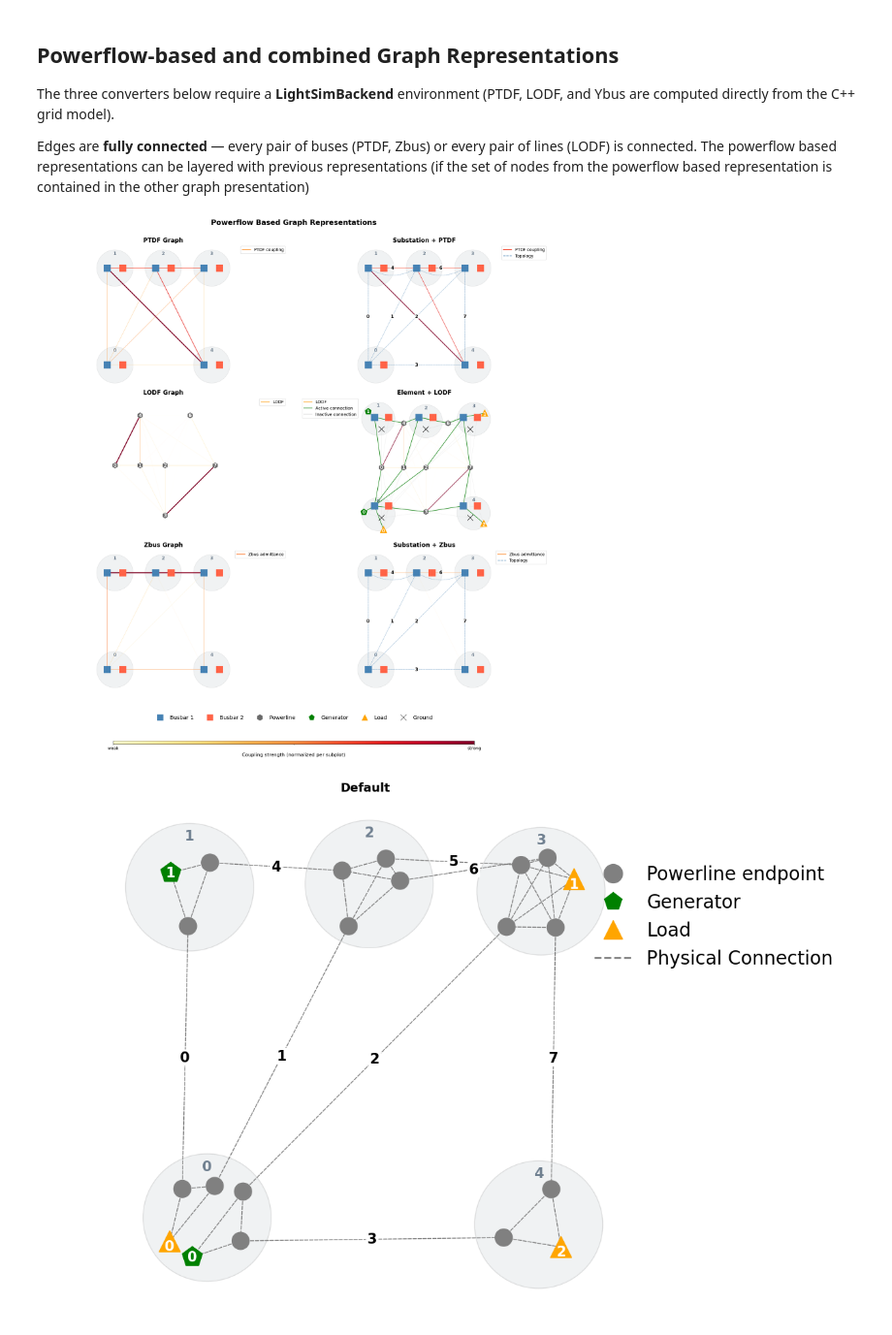
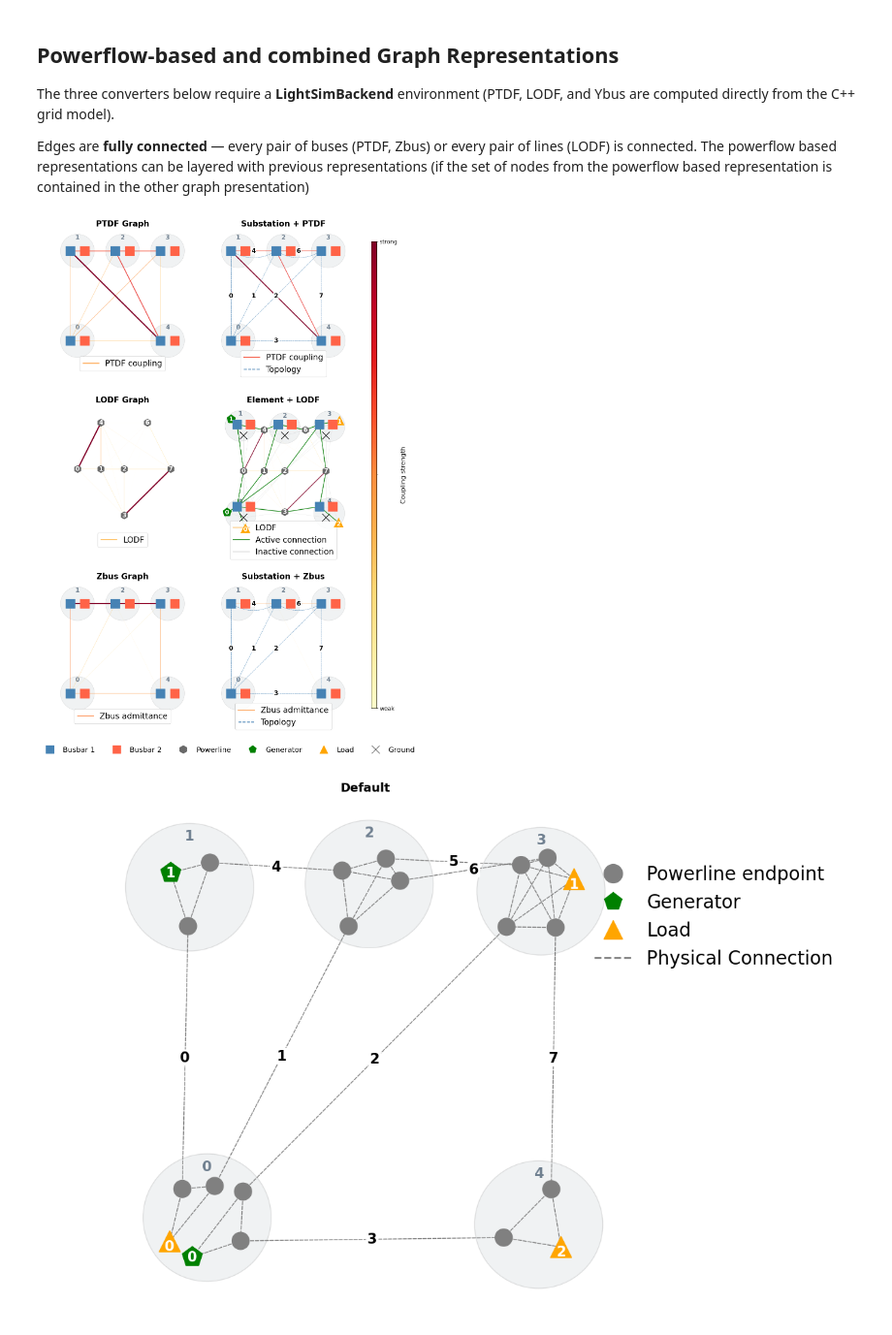
Before and after one commit to KIT-IAI-DRACOS/L2RPNGraphReprComparison, a Jupyter notebook: experiments/graph_obs_spaces_ieee14.ipynb, the cells around one changed output. Shown at 97% size. Drawn from its saved outputs; the diff is of its cells as text; code cells hidden in the pictures.

```diff
--- a/experiments/graph_obs_spaces_ieee14.ipynb
+++ b/experiments/graph_obs_spaces_ieee14.ipynb
@@ -83,7 +83,7 @@ converters = [
     ("Element Graph",       ElementGraphObservationConverter(env.observation_space)),
 ]
 
-fig, axs = plt.subplots(2, 2, figsize=(24, 16), dpi=100)
+fig, axs = plt.subplots(1, 4, figsize=(24, 6.5), dpi=100)
 
 all_node_styles = []
 for ax, (title, converter) in zip(axs.flat, converters):
@@ -111,25 +111,26 @@ for ax, (title, converter) in zip(axs.flat, converters):
         show_node_legend=False,  # node types are shared across all four converters — merged into one legend below
     )
     visualize_graph(args, ax=ax)
-    ax.set_title(title, fontsize=20, fontweight="bold")
+    ax.set_title(title, fontsize=20, fontweight="bold", pad=2)
 
-plt.suptitle(
-    "Topology Based Graph Representations - Bus Splitting applied at substation 0 (bottom left)",
-    fontsize=20, fontweight="bold", y=1.01,
-)
+#plt.suptitle(
+#    "Topology Based Graph Representations - Bus Splitting applied at substation 0 (bottom left)",
+#    fontsize=25, fontweight="bold", y=1.01,
+#)
 # Single shared node-type legend for the whole figure (edge types differ per converter
-# and stay on their own subplot).
+# and stay above their own subplot).
 node_handles = dedupe_legend_handles(build_node_legend_handles(all_node_styles))
 fig.legend(
     handles=node_handles,
     loc="lower center",
     ncol=len(node_handles),
-    bbox_to_anchor=(0.5, -0.03),
+    bbox_to_anchor=(0.5, -0.2),
     frameon=False,
     fontsize=18,
 )
 plt.tight_layout()
 plt.subplots_adjust(wspace=0.05, hspace=0.05)
 plt.savefig("topology_based_representations.png", dpi=100, bbox_inches="tight")
+plt.savefig("topology_based_representations.svg", bbox_inches="tight", bbox_extra_artists=[fig.legends[-1]])
 plt.show()
 # %% [output]
@@ -201,54 +202,56 @@ def plot_converter(ax, title, converter, include_topology=False):
         node_styles=node_styles,
         edge_styles=edge_styles,
         node_labels=node_labels,
         edge_labels=edge_labels,
         substation_node_groups=sub_groups,
         curved_edges=curved_edges,
         show_legend=True,
         show_node_legend=False,  # node types are shared across all converters — merged into one legend below
     )
     visualize_graph(args, ax=ax)
-    ax.set_title(title, fontsize=20, fontweight="bold")
+    ax.set_title(title, fontsize=20, fontweight="bold", pad=2)
 
 
-fig, axs = plt.subplots(3, 2, figsize=(24, 22), dpi=100)
+fig, axs = plt.subplots(3, 2, figsize=(13, 18), dpi=100)
 
 for ax, (title, converter) in zip(axs[:, 0], converters_ls):
     plot_converter(ax=ax, title=title, converter=converter, include_topology=False)
 
 for ax, (title, converter) in zip(axs[:, 1], converters_combined):
     plot_converter(ax=ax, title=title, converter=converter, include_topology=True)
 
-plt.suptitle(
-    "Powerflow Based Graph Representations",
-    fontsize=24, fontweight="bold", y=1.01,
-)
-# Single shared node-type legend for the whole figure, placed above the colorbar strip
-# (edge types differ per converter and stay on their own subplot).
+#plt.suptitle(
+#    "Powerflow Based Graph Representations",
+#    fontsize=24, fontweight="bold", y=1.01,
+#)
+plt.tight_layout()
+plt.subplots_adjust(wspace=0.05, hspace=0.3, right=0.85)
+
+# Vertical colorbar and node-type legend, each as its own full-height column
+# in the right margin.
+sm = mcm.ScalarMappable(cmap="YlOrRd", norm=mcolors_norm.Normalize(vmin=0, vmax=1))
+sm.set_array([])
+cbar_ax = fig.add_axes([0.88, 0.05, 0.015, 0.90])
+cbar = fig.colorbar(sm, cax=cbar_ax, orientation="vertical")
+cbar.set_label("Coupling strength", fontsize=16, labelpad=8)
+cbar.set_ticks([0.0, 0.5, 1.0])
+cbar.set_ticklabels(["weak", "", "strong"], fontsize=14)
+
 node_handles = dedupe_legend_handles(build_node_legend_handles(all_node_styles_pf))
 fig.legend(
     handles=node_handles,
     loc="lower center",
     ncol=len(node_handles),
-    bbox_to_anchor=(0.5, -0.06),
+    bbox_to_anchor=(0.5, -0.05),
     frameon=False,
     fontsize=18,
 )
-# Horizontal colorbar below all subplots
-sm = mcm.ScalarMappable(cmap="YlOrRd", norm=mcolors_norm.Normalize(vmin=0, vmax=1))
-sm.set_array([])
-cbar_ax = fig.add_axes([0.15, -0.10, 0.70, 0.007])
-cbar = fig.colorbar(sm, cax=cbar_ax, orientation="horizontal")
-cbar.set_label("Coupling strength (normalized per subplot)", fontsize=16, labelpad=8)
-cbar.set_ticks([0.0, 0.5, 1.0])
-cbar.set_ticklabels(["weak", "", "strong"], fontsize=14)
 
-plt.tight_layout()
-plt.subplots_adjust(wspace=0.05, hspace=0.05)
-plt.savefig("powerflow_based_representations.png", dpi=100, bbox_inches="tight")
+plt.savefig("powerflow_and_combined_representations.png", dpi=100, bbox_inches="tight")
+plt.savefig("powerflow_and_combined_representations.svg", bbox_inches="tight", bbox_extra_artists=[fig.legends[-1]])
 plt.show()
 # %% [output]
-[figure, old version]
+[figure, new version]
 # %%
 # ── Individual plots — one figure per observation space ───────────────────────
 import numpy as np
```
Also changed, not shown: parts of 2 cells of this notebook, 2 other files.
